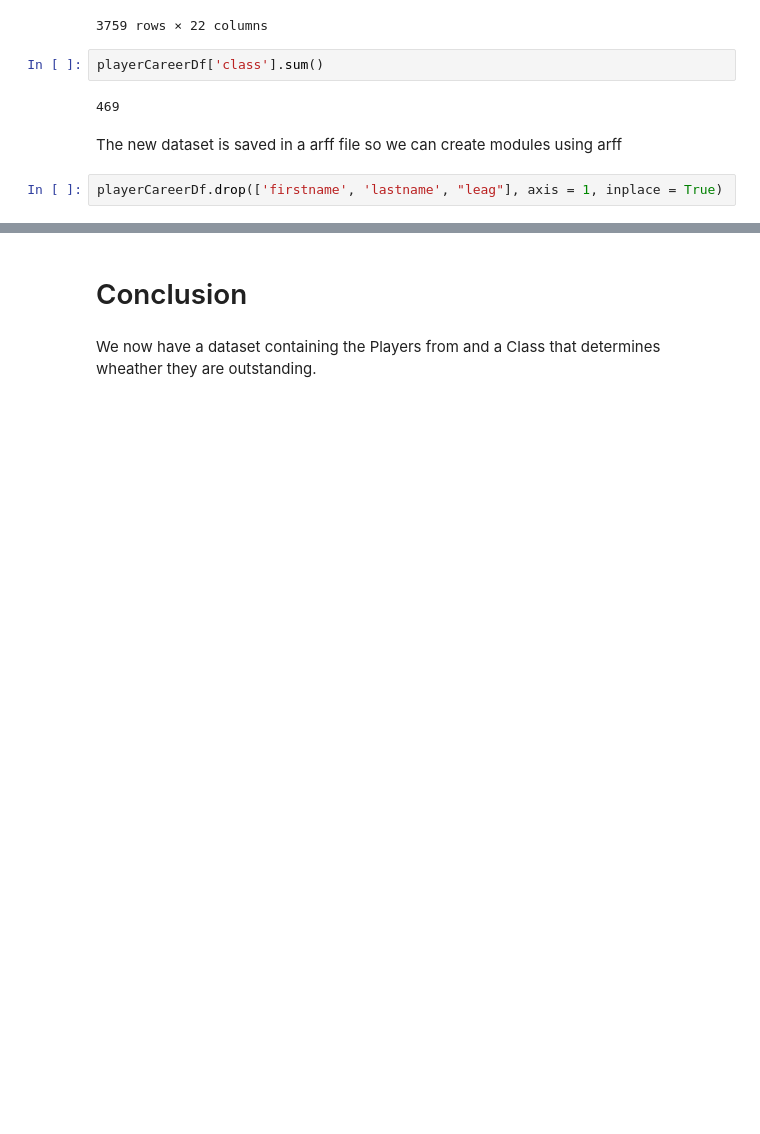
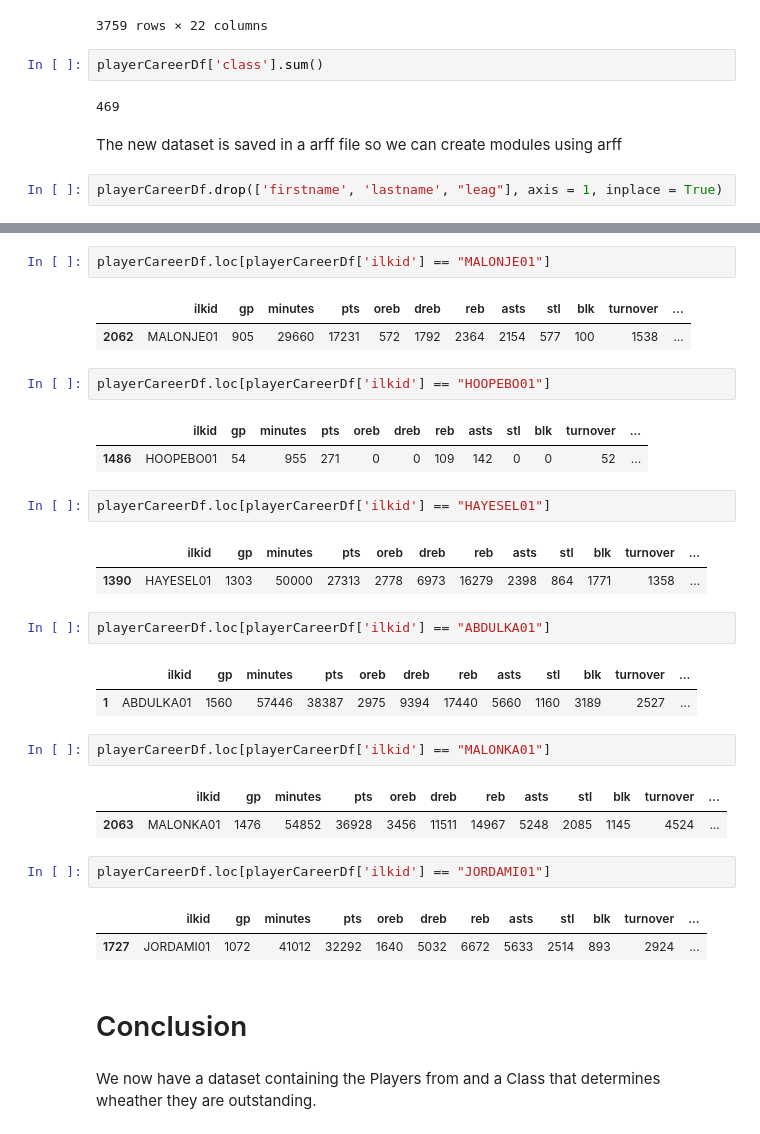
Before and after one commit to SumeithAlexOrgUKZN/COMP721_Project, a Jupyter notebook: Outstanding_Players_Dataset.ipynb, the cells around one changed output, grey strips where cells are left out. Drawn from its saved outputs; the diff is of its cells as text; blank space fills up the shorter version.

```diff
--- a/Outstanding_Players_Dataset.ipynb
+++ b/Outstanding_Players_Dataset.ipynb
@@ -146,3 +181,33 @@ arff.dump('playersData.arff'
+# %%
+playerCareerDf.loc[playerCareerDf['ilkid'] == "MALONJE01"]
+# %% [output]
+|  | ilkid | gp | minutes | pts | oreb | dreb | reb | asts | stl | blk | turnover | ... |
+| 2062 | MALONJE01 | 905 | 29660 | 17231 | 572 | 1792 | 2364 | 2154 | 577 | 100 | 1538 | ... |
+# %%
+playerCareerDf.loc[playerCareerDf['ilkid'] == "HOOPEBO01"]
+# %% [output]
+|  | ilkid | gp | minutes | pts | oreb | dreb | reb | asts | stl | blk | turnover | ... |
+| 1486 | HOOPEBO01 | 54 | 955 | 271 | 0 | 0 | 109 | 142 | 0 | 0 | 52 | ... |
+# %%
+playerCareerDf.loc[playerCareerDf['ilkid'] == "HAYESEL01"]
+# %% [output]
+|  | ilkid | gp | minutes | pts | oreb | dreb | reb | asts | stl | blk | turnover | ... |
+| 1390 | HAYESEL01 | 1303 | 50000 | 27313 | 2778 | 6973 | 16279 | 2398 | 864 | 1771 | 1358 | ... |
+# %%
+playerCareerDf.loc[playerCareerDf['ilkid'] == "ABDULKA01"]
+# %% [output]
+|  | ilkid | gp | minutes | pts | oreb | dreb | reb | asts | stl | blk | turnover | ... |
+| 1 | ABDULKA01 | 1560 | 57446 | 38387 | 2975 | 9394 | 17440 | 5660 | 1160 | 3189 | 2527 | ... |
+# %%
+playerCareerDf.loc[playerCareerDf['ilkid'] == "MALONKA01"]
+# %% [output]
+|  | ilkid | gp | minutes | pts | oreb | dreb | reb | asts | stl | blk | turnover | ... |
+| 2063 | MALONKA01 | 1476 | 54852 | 36928 | 3456 | 11511 | 14967 | 5248 | 2085 | 1145 | 4524 | ... |
+# %%
+playerCareerDf.loc[playerCareerDf['ilkid'] == "JORDAMI01"]
+# %% [output]
+|  | ilkid | gp | minutes | pts | oreb | dreb | reb | asts | stl | blk | turnover | ... |
+| 1727 | JORDAMI01 | 1072 | 41012 | 32292 | 1640 | 5032 | 6672 | 5633 | 2514 | 893 | 2924 | ... |
 # %% [markdown]
 # Conclusion
 # %% [markdown]
```
Also changed, not shown: parts of 6 cells of this notebook, 3 other files.
